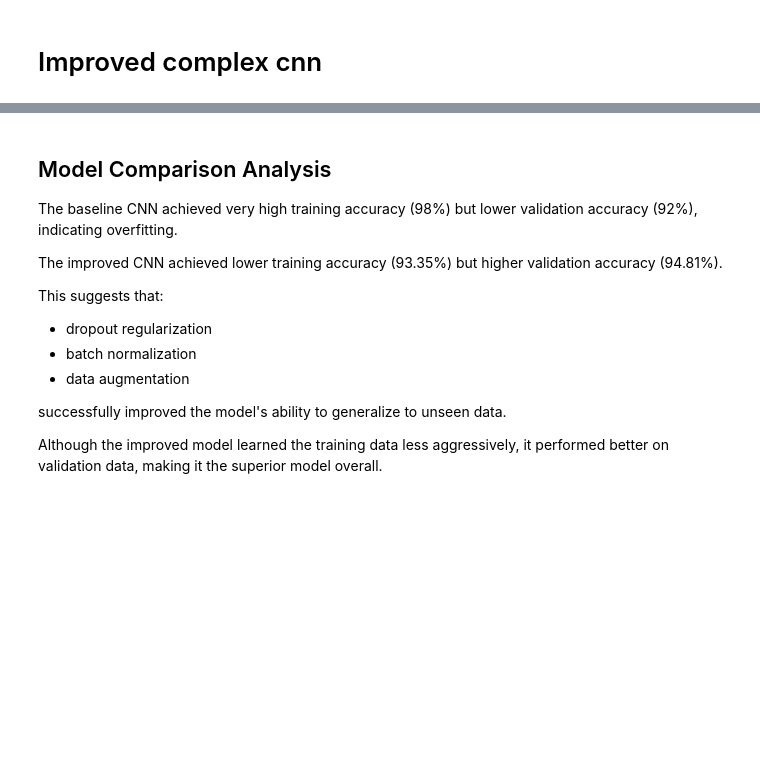
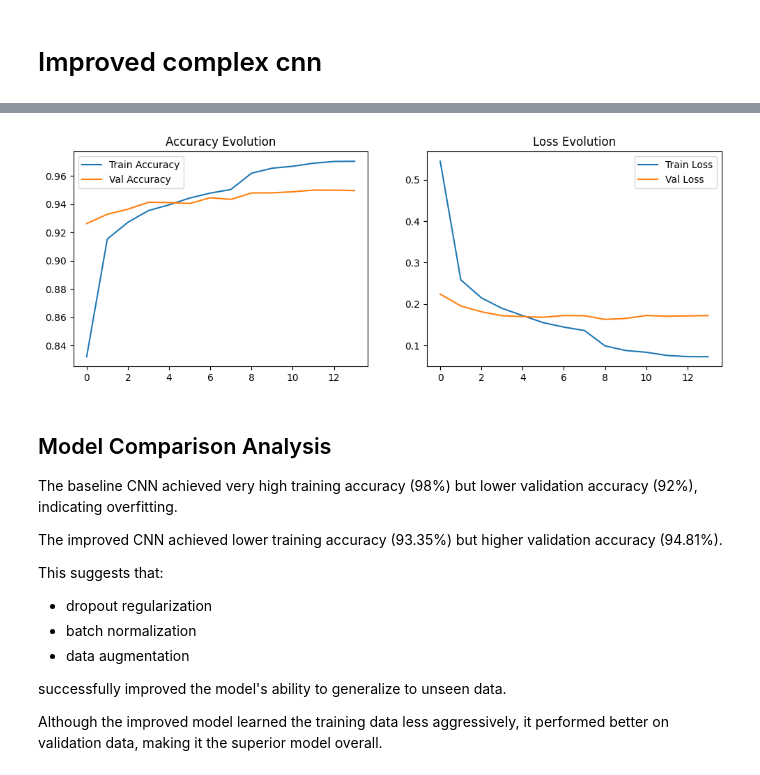
Before and after one commit to noodlebatteries124/DELE-CA1, a Jupyter notebook: ptA.ipynb, the cells around one changed output, grey strips where cells are left out. Cells and saved outputs as stored; diff of their text form; code cells hidden in the pictures; blank space fills up the shorter version.

```diff
--- a/ptA.ipynb
+++ b/ptA.ipynb
@@ -566,19 +630,21 @@ tuned_history = tuned_model.fit(
 # %%
 # accuracy graph
 plt.figure(figsize=(12, 4))
 plt.subplot(1, 2, 1)
-plt.plot(tuned_history.history['accuracy'], label='Train Accuracy')
-plt.plot(tuned_history.history['val_accuracy'], label='Val Accuracy')
+plt.plot(improved_cnn_history.history['accuracy'], label='Train Accuracy')
+plt.plot(improved_cnn_history.history['val_accuracy'], label='Val Accuracy')
 plt.title('Accuracy Evolution')
 plt.legend()
 
 # Loss graph
 plt.subplot(1, 2, 2)
-plt.plot(tuned_history.history['loss'], label='Train Loss')
-plt.plot(tuned_history.history['val_loss'], label='Val Loss')
+plt.plot(improved_cnn_history.history['loss'], label='Train Loss')
+plt.plot(improved_cnn_history.history['val_loss'], label='Val Loss')
 plt.title('Loss Evolution')
 plt.legend()
 plt.show()
+# %% [output]
+[figure, added]
 # %% [markdown]
 ## Model Comparison Analysis
 
```
Also changed, not shown: parts of 10 cells of this notebook, 3 other files.
